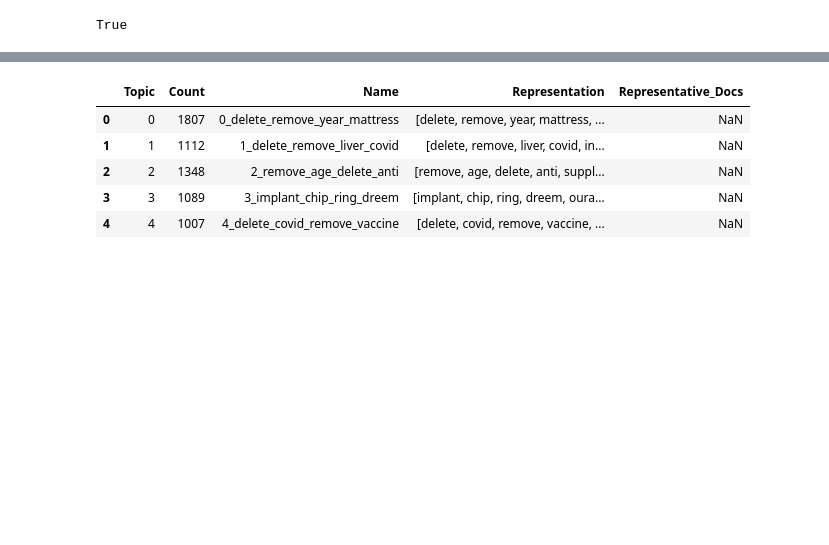
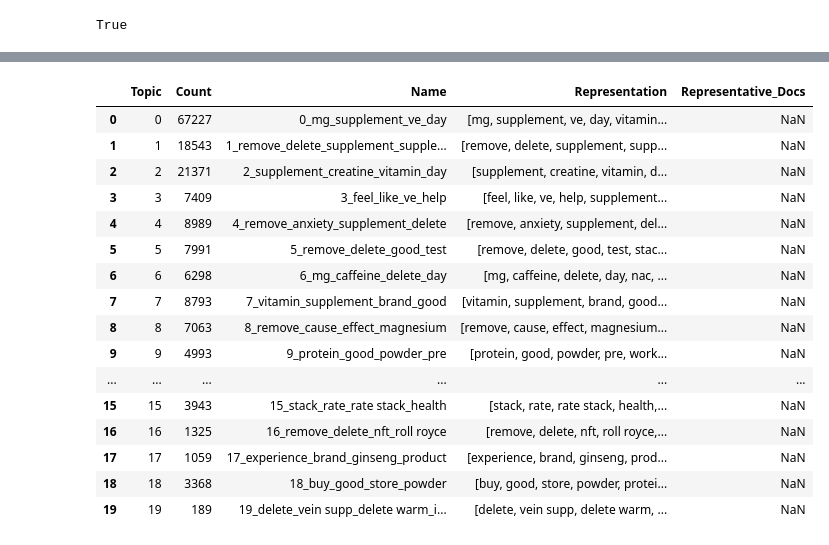
Before and after one commit to Iskken/Echoes-of-Longevity-Research, a Jupyter notebook: SocialMedia/Reddit/notebooks/Reddit_Analysis.ipynb, the cells around one changed output, grey strips where cells are left out. Cells and saved outputs as stored; diff of their text form; code cells hidden in the pictures; blank space fills up the shorter version.

Commit message:
Switch to HDBScan

```diff
--- a/SocialMedia/Reddit/notebooks/Reddit_Analysis.ipynb
+++ b/SocialMedia/Reddit/notebooks/Reddit_Analysis.ipynb
@@ -306,15 +319,26 @@ topic_model = run_topic_modeling_partial(
 # %%
-loaded_model = BERTopic.load("bertopic_sample_output/bertopic_final.model")
+loaded_model = BERTopic.load("bertopic_sample_200k_50k_output_hdbscan/bertopic_final.model")
 topic_info = loaded_model.get_topic_info()
 # %%
-topic_info.head()
+topic_info
 # %% [output]
 |  | Topic | Count | Name | Representation | Representative_Docs |
-| 0 | 0 | 1807 | 0_delete_remove_year_mattress | [delete, remove, year, mattress, ... | NaN |
-| 1 | 1 | 1112 | 1_delete_remove_liver_covid | [delete, remove, liver, covid, in... | NaN |
-| 2 | 2 | 1348 | 2_remove_age_delete_anti | [remove, age, delete, anti, suppl... | NaN |
-| 3 | 3 | 1089 | 3_implant_chip_ring_dreem | [implant, chip, ring, dreem, oura... | NaN |
-| 4 | 4 | 1007 | 4_delete_covid_remove_vaccine | [delete, covid, remove, vaccine, ... | NaN |
+| 0 | 0 | 67227 | 0_mg_supplement_ve_day | [mg, supplement, ve, day, vitamin... | NaN |
+| 1 | 1 | 18543 | 1_remove_delete_supplement_supple... | [remove, delete, supplement, supp... | NaN |
+| 2 | 2 | 21371 | 2_supplement_creatine_vitamin_day | [supplement, creatine, vitamin, d... | NaN |
+| 3 | 3 | 7409 | 3_feel_like_ve_help | [feel, like, ve, help, supplement... | NaN |
+| 4 | 4 | 8989 | 4_remove_anxiety_supplement_delete | [remove, anxiety, supplement, del... | NaN |
+| 5 | 5 | 7991 | 5_remove_delete_good_test | [remove, delete, good, test, stac... | NaN |
+| 6 | 6 | 6298 | 6_mg_caffeine_delete_day | [mg, caffeine, delete, day, nac, ... | NaN |
+| 7 | 7 | 8793 | 7_vitamin_supplement_brand_good | [vitamin, supplement, brand, good... | NaN |
+| 8 | 8 | 7063 | 8_remove_cause_effect_magnesium | [remove, cause, effect, magnesium... | NaN |
+| 9 | 9 | 4993 | 9_protein_good_powder_pre | [protein, good, powder, pre, work... | NaN |
+| ... | ... | ... | ... | ... | ... |
+| 15 | 15 | 3943 | 15_stack_rate_rate stack_health | [stack, rate, rate stack, health,... | NaN |
+| 16 | 16 | 1325 | 16_remove_delete_nft_roll royce | [remove, delete, nft, roll royce,... | NaN |
+| 17 | 17 | 1059 | 17_experience_brand_ginseng_product | [experience, brand, ginseng, prod... | NaN |
+| 18 | 18 | 3368 | 18_buy_good_store_powder | [buy, good, store, powder, protei... | NaN |
+| 19 | 19 | 189 | 19_delete_vein supp_delete warm_i... | [delete, vein supp, delete warm, ... | NaN |
 # %%
 for col in df.columns:
     print(col)
```
Also changed, not shown: parts of 8 cells of this notebook.
